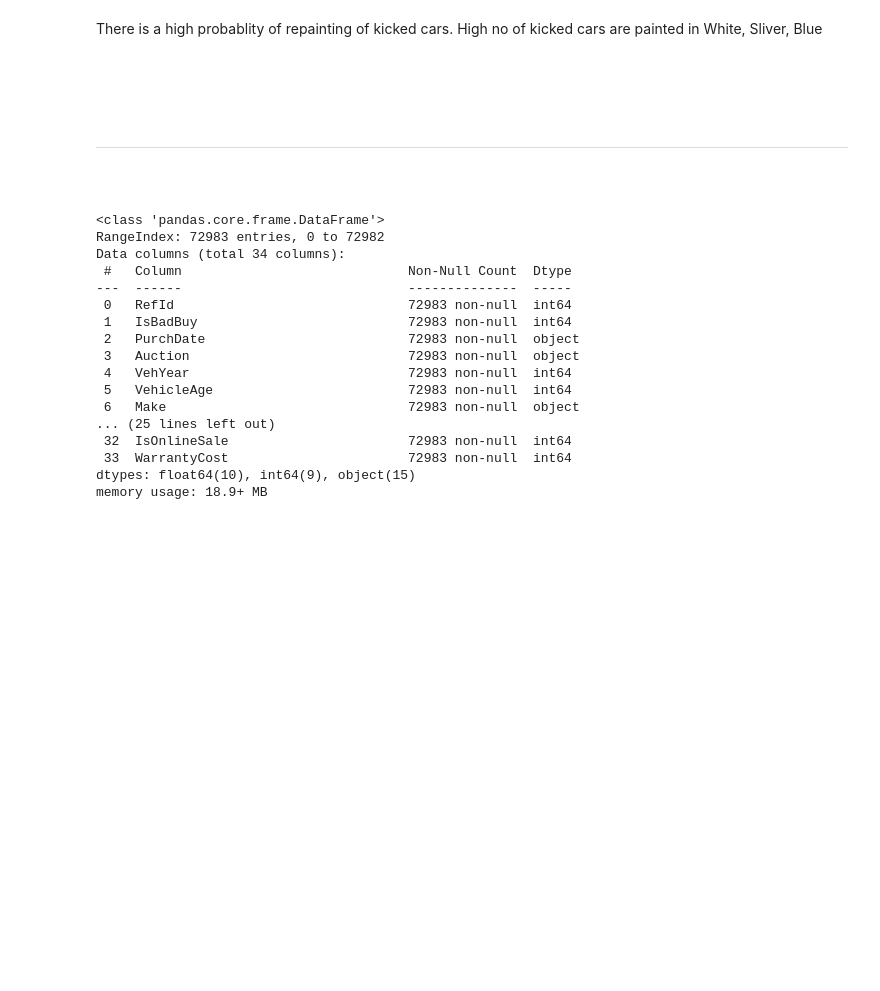
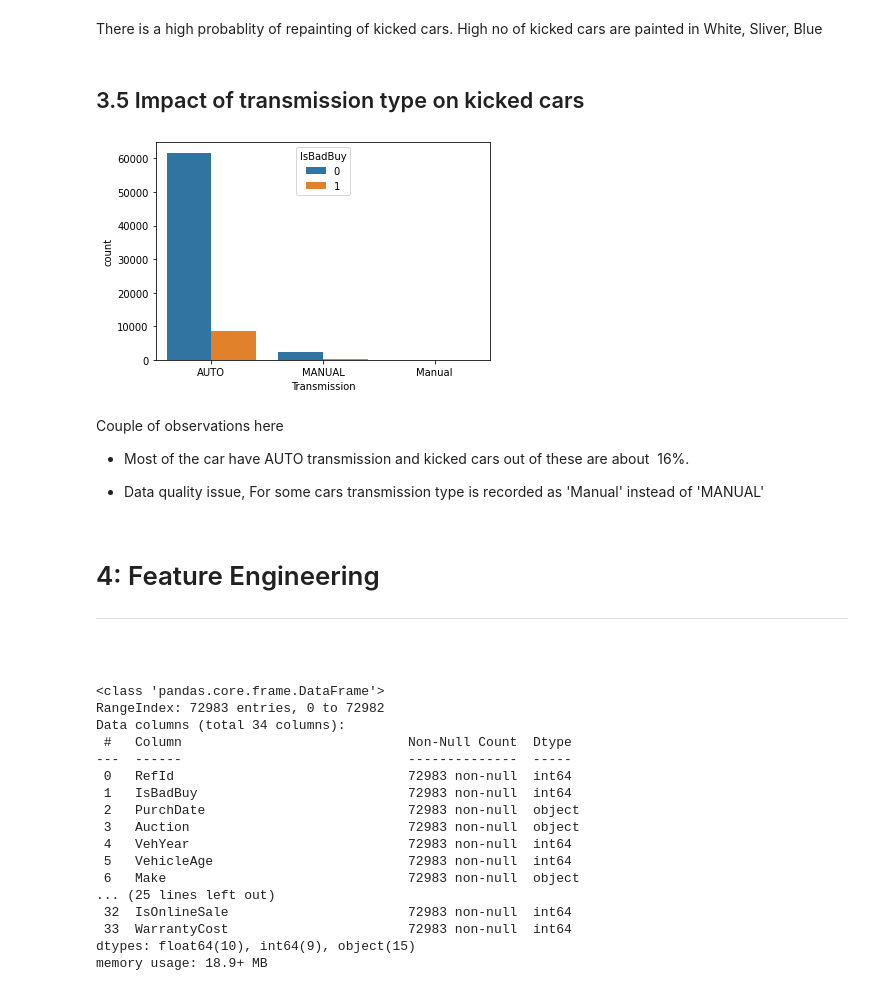
Before and after one commit to hargurjeet/MachineLearning, a Jupyter notebook: Used_Car_Quality_Detection.ipynb, the cells around one changed output. Saved outputs shown, nothing was run; the diff lists cells and outputs as text; code cells hidden in the pictures; blank space fills up the shorter version.

```diff
--- a/Used_Car_Quality_Detection.ipynb
+++ b/Used_Car_Quality_Detection.ipynb
@@ -179,8 +186,20 @@ plt.show()
 [figure]
 # %% [markdown]
 There is a high probablity of repainting of kicked cars. High no of kicked cars are painted in White, Sliver, Blue
+# %% [markdown]
+## 3.5 Impact of transmission type on kicked cars
+# %%
+sns.countplot(x="Transmission", data=train, hue='IsBadBuy');
+# %% [output]
+[figure, added]
+# %% [markdown]
+Couple of observations here
+
+- Most of the car have AUTO transmission and kicked cars out of these are about  16%.
+
+- Data quality issue, For some cars transmission type is recorded as 'Manual' instead of 'MANUAL'
 # %% [markdown]
-# <font color="white" size=+2.0><b>4: Feature Engineering</b></font> <a name="4"></a>
+# 4: Feature Engineering <a name="4"></a>
 
 
 ---
```
Also changed, not shown: parts of 13 cells of this notebook.
